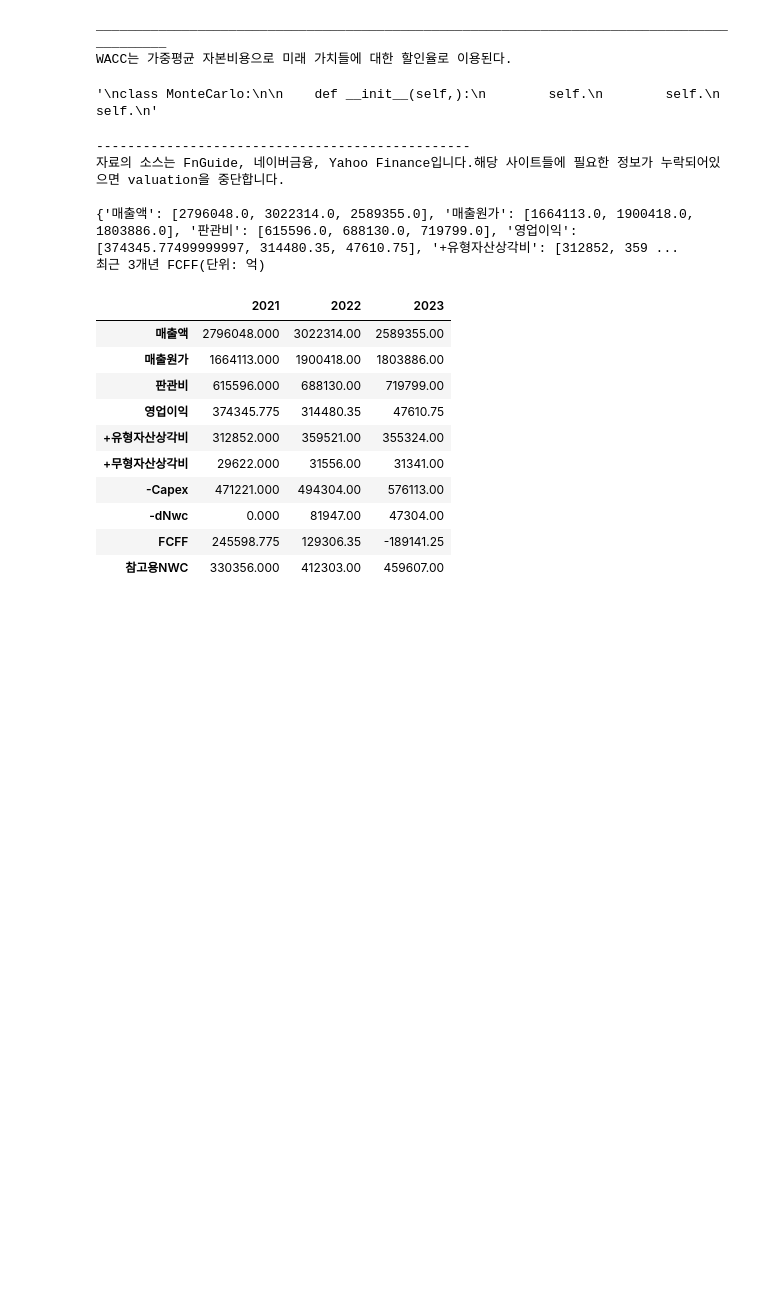
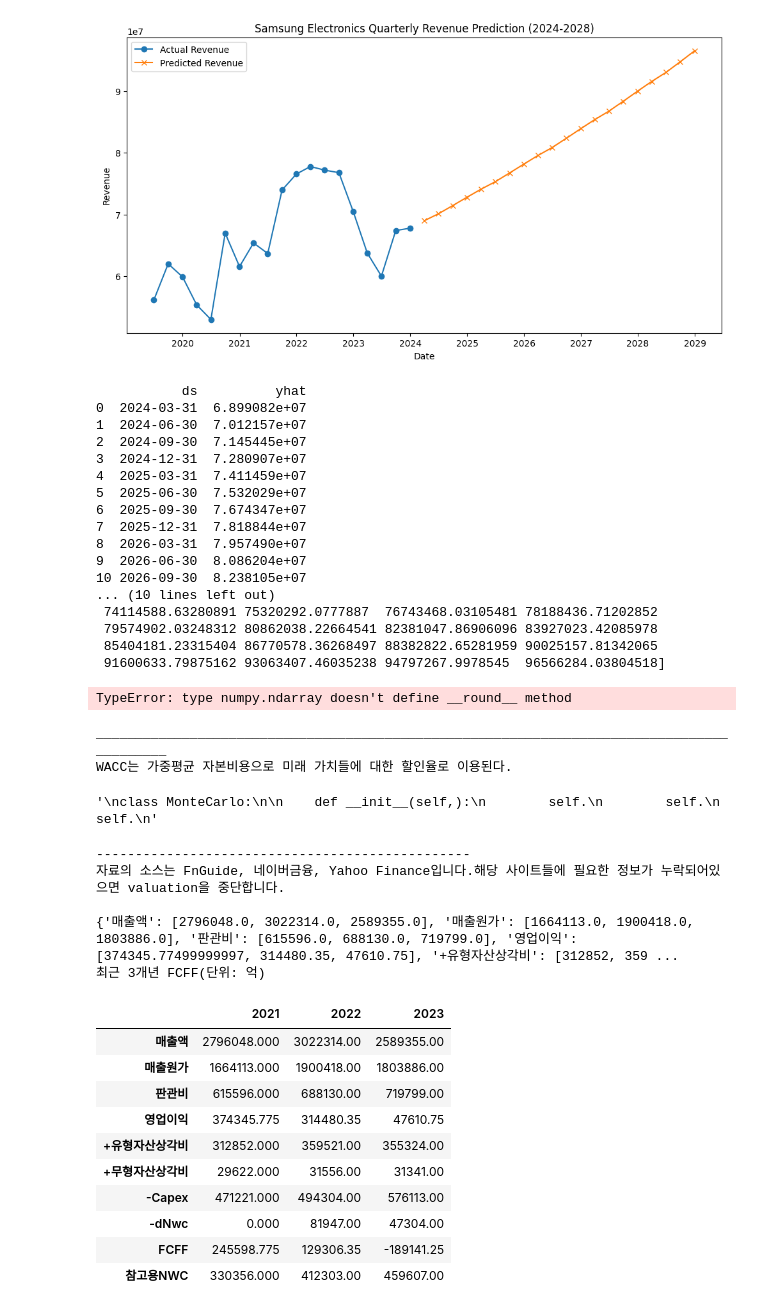
Before and after one commit to Data-MaSTeRR/DCF_Basic_firmValuation, a Jupyter notebook: DCF_withSalesML.ipynb, the cells around one changed output. Drawn from its saved outputs; the diff is of its cells as text; code cells hidden in the pictures; blank space fills up the shorter version.

Commit message:
add step2

```diff
--- a/DCF_withSalesML.ipynb
+++ b/DCF_withSalesML.ipynb
@@ -572,0 +193,10 @@ class step2:
+# %%
+### DB에서 재무데이터 불러오기
+def load_FS():
+
+        company = input("종목코드를 입력하세요: ")
+        table = pd.read_excel('기업정보.xlsx', header=1, sheet_name=company)
+        table = table.iloc[:,1:]
+        print(table.head())
+
+        return company, table
@@ -572,0 +275,12 @@ class step2:
+# %%
+# Step1 : loading F/S
+FS1_tables = load_FS()
+company = FS1_tables[0]
+table = FS1_tables[1]
+
+asset1 = step1(company, table)
+tax = asset1.Basic_IS()
+asset1.Basic_CF()
+asset1.Dnwc()
+asset1.FCFF()
+fcff_table = asset1.mktable()
@@ -572,0 +542,7 @@ class step2:
+# %%
+ # Step2 : Forecasting
+asset1 = step2(fcff_table, tax)
+asset1.salesForcast()
+asset1.ratios()
+forecast = asset1.forecast()
+# %% [output]
@@ -573,3 +569,22 @@ class step2:
+[figure, added]
+           ds          yhat
+0  2024-03-31  6.899082e+07
+1  2024-06-30  7.012157e+07
+2  2024-09-30  7.145445e+07
+3  2024-12-31  7.280907e+07
+4  2025-03-31  7.411459e+07
+5  2025-06-30  7.532029e+07
+6  2025-09-30  7.674347e+07
+7  2025-12-31  7.818844e+07
+8  2026-03-31  7.957490e+07
+9  2026-06-30  8.086204e+07
+10 2026-09-30  8.238105e+07
+... (10 lines left out)
+ 74114588.63280891 75320292.0777887  76743468.03105481 78188436.71202852
+ 79574902.03248312 80862038.22664541 82381047.86906096 83927023.42085978
+ 85404181.23315404 86770578.36268497 88382822.65281959 90025157.81342065
+ 91600633.79875162 93063407.46035238 94797267.9978545  96566284.03804518]
+TypeError: type numpy.ndarray doesn't define __round__ method
 # %%
 class WACC:
 
```
Also changed, not shown: parts of 10 cells of this notebook, 4 other files.
